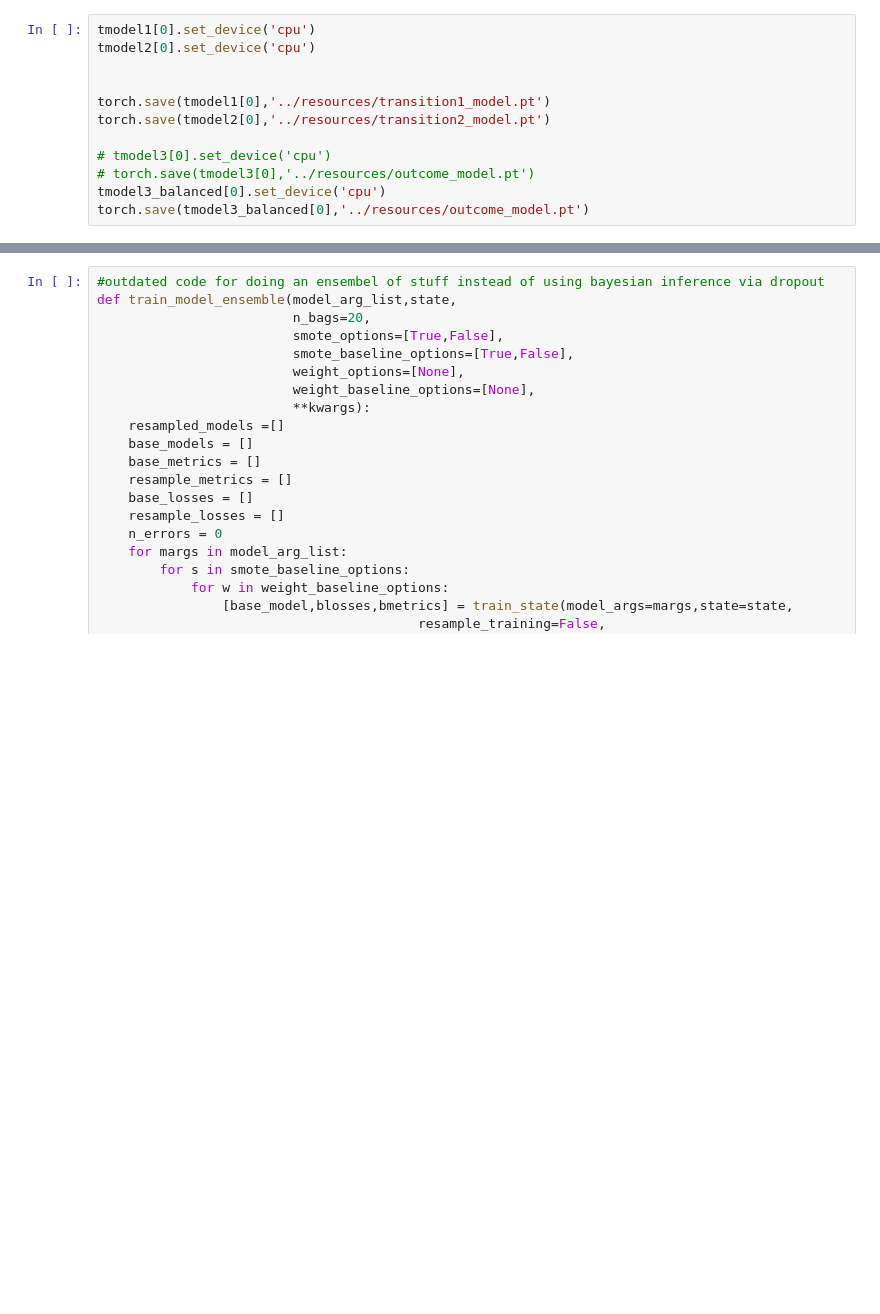
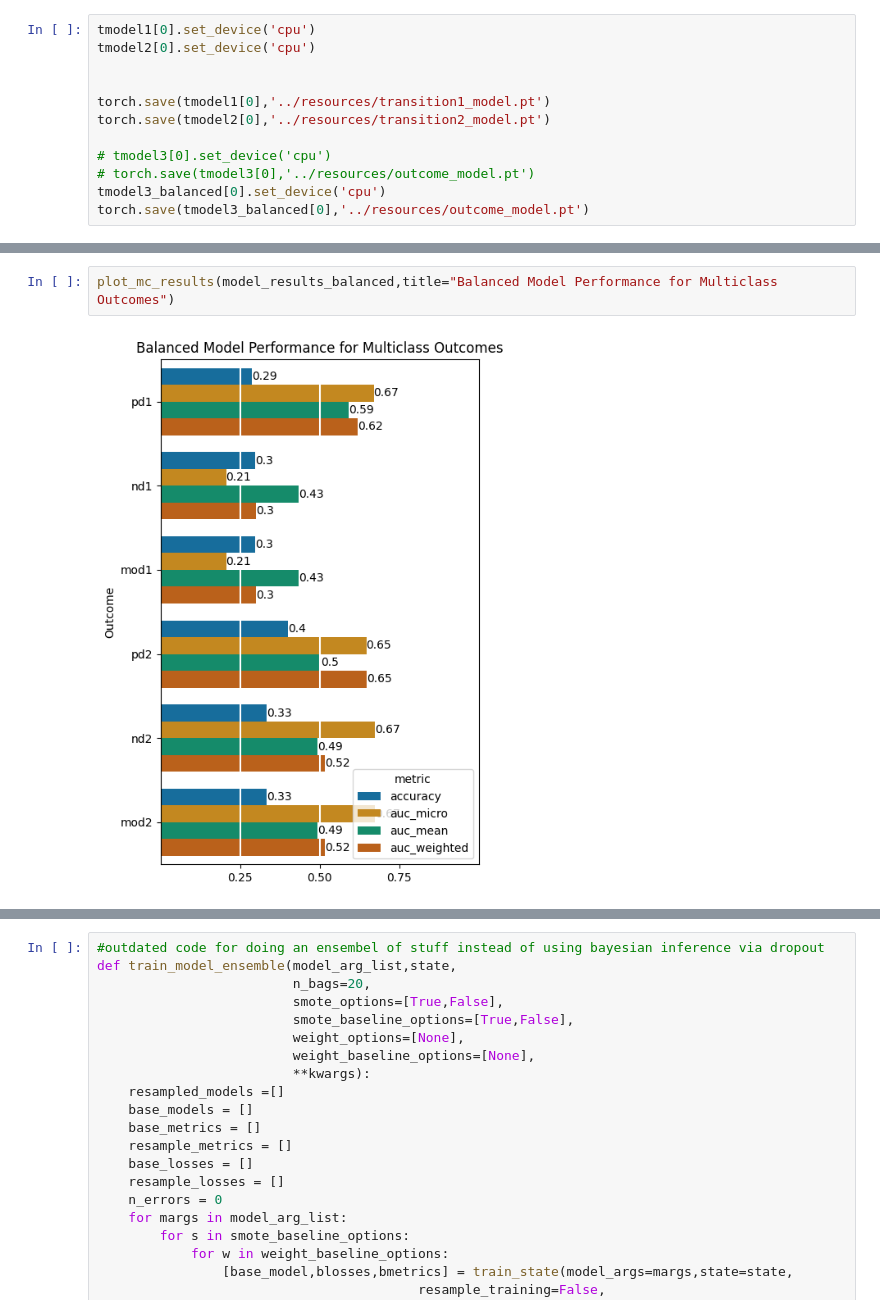
Before and after one commit to uic-evl/DigitalTwinVis, a Jupyter notebook: python/TransitionModels.ipynb, the cells around one changed output, grey strips where cells are left out. Saved outputs shown, nothing was run; the diff lists cells and outputs as text; blank space fills up the shorter version.

```diff
--- a/python/TransitionModels.ipynb
+++ b/python/TransitionModels.ipynb
@@ -721,0 +784,4 @@ tensor([[1.6255e-43, 1.6956e-43, 5.6052e-44],
+# %%
+plot_mc_results(model_results_balanced,title="Balanced Model Performance for Multiclass Outcomes")
+# %% [output]
+[figure, added]
```
Also changed, not shown: parts of 12 cells of this notebook, 3 other files.
